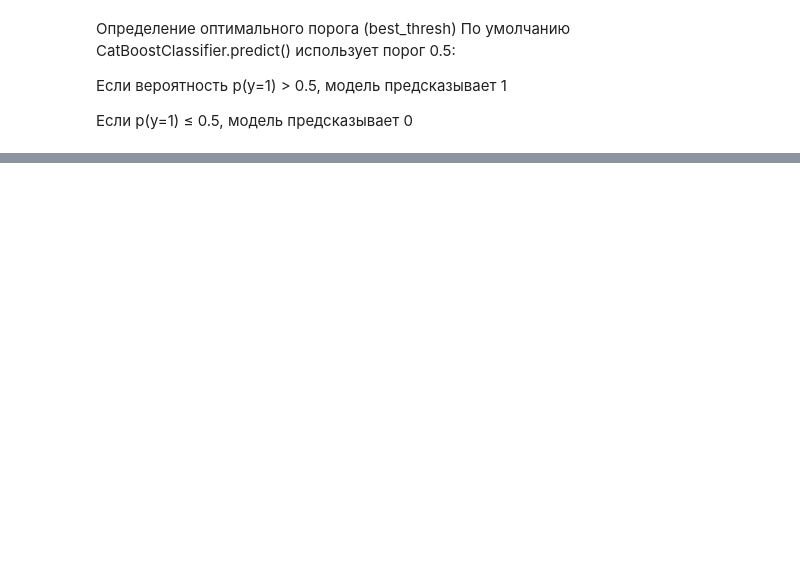
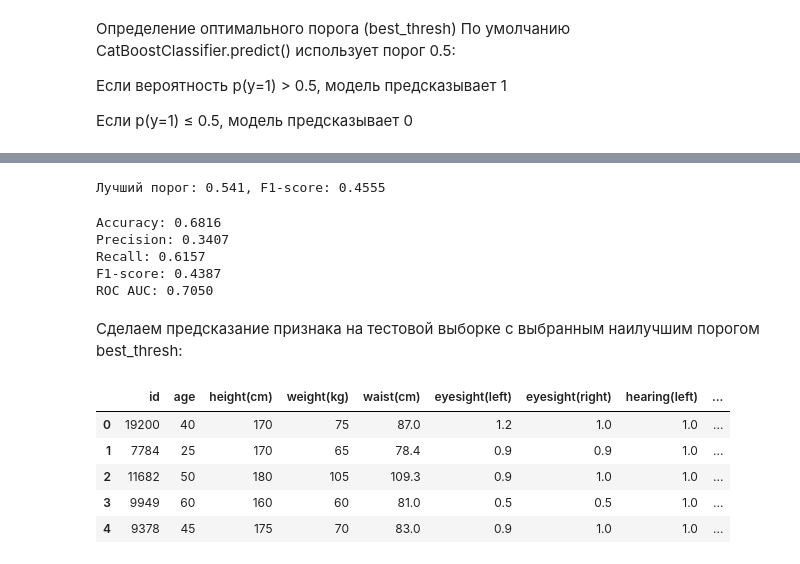
Before and after one commit to vulcan4ik/ds-smokers-research, a Jupyter notebook: ipynb/smokers-eda-catboost.ipynb, the cells around one changed output, grey strips where cells are left out. Saved outputs shown, nothing was run; the diff lists cells and outputs as text; code cells hidden in the pictures; blank space fills up the shorter version.

```diff
--- a/ipynb/smokers-eda-catboost.ipynb
+++ b/ipynb/smokers-eda-catboost.ipynb
@@ -1987,0 +2113,2 @@ print(f"Лучший порог: {best_thresh:.3f}, F1-score: {best_f1:.4f}")
+# %%
+y_proba_v2 = model_v2.predict_proba(val[X_imp])[:, 1]
@@ -1987,0 +2181,14 @@ print(f"Лучший порог: {best_thresh:.3f}, F1-score: {best_f1:.4f}")
+# %%
+params = {
+    "iterations": 1200,
+    "learning_rate": 0.0075,
+    "depth": 7,
+    "eval_metric": "AUC",
+    "class_weights": class_weights,
+    "verbose": 100,
+    "random_state": 42,
+    "early_stopping_rounds": 100,
+}
+# %%
+model = CatBoostClassifier(**params)
+model.fit(train_data, eval_set=valid_data)
@@ -1987,0 +2215,37 @@ print(f"Лучший порог: {best_thresh:.3f}, F1-score: {best_f1:.4f}")
+# %%
+y_proba = model.predict_proba(val[X])[:, 1]
+best_thresh = 0.5
+best_f1 = 0
+
+for thresh in np.linspace(0.1, 0.9, 50):
+    y_pred_thresh = (y_proba > thresh).astype(int)
+    f1 = f1_score(val[y], y_pred_thresh)
+    if f1 > best_f1:
+        best_f1 = f1
+        best_thresh = thresh
+
+print(f"Лучший порог: {best_thresh:.3f}, F1-score: {best_f1:.4f}")
+# %% [output]
+Лучший порог: 0.541, F1-score: 0.4555
+# %%
+y_pred = model.predict(val[X])
+print_metrics(val[y], y_pred)
+# %% [output]
+Accuracy: 0.6816
+Precision: 0.3407
+Recall: 0.6157
+F1-score: 0.4387
+ROC AUC: 0.7050
+# %% [markdown]
+Сделаем предсказание признака на тестовой выборке с выбранным наилучшим порогом best_thresh:
+# %%
+y_score_test = model.predict_proba(test[X])[:, 1]
+test["smoking"] = (y_score_test > best_thresh).astype(int)  # применяем лучший порог
+test.head(5)
+# %% [output]
+|  | id | age | height(cm) | weight(kg) | waist(cm) | eyesight(left) | eyesight(right) | hearing(left) | ... |
+| 0 | 19200 | 40 | 170 | 75 | 87.0 | 1.2 | 1.0 | 1.0 | ... |
+| 1 | 7784 | 25 | 170 | 65 | 78.4 | 0.9 | 0.9 | 1.0 | ... |
+| 2 | 11682 | 50 | 180 | 105 | 109.3 | 0.9 | 1.0 | 1.0 | ... |
+| 3 | 9949 | 60 | 160 | 60 | 81.0 | 0.5 | 0.5 | 1.0 | ... |
+| 4 | 9378 | 45 | 175 | 70 | 83.0 | 0.9 | 1.0 | 1.0 | ... |
```
Also changed, not shown: parts of 42 cells of this notebook, 8 other files.
